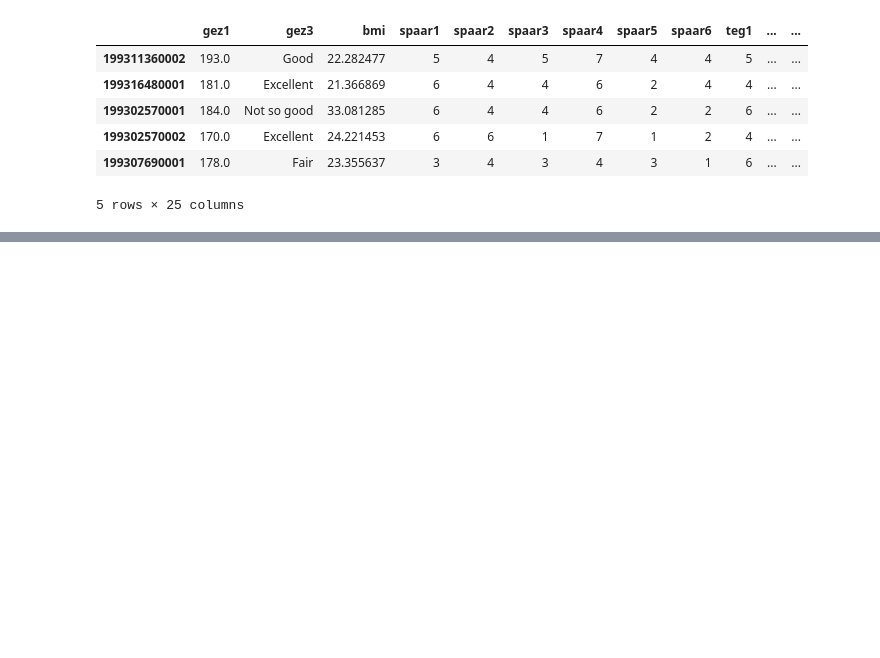
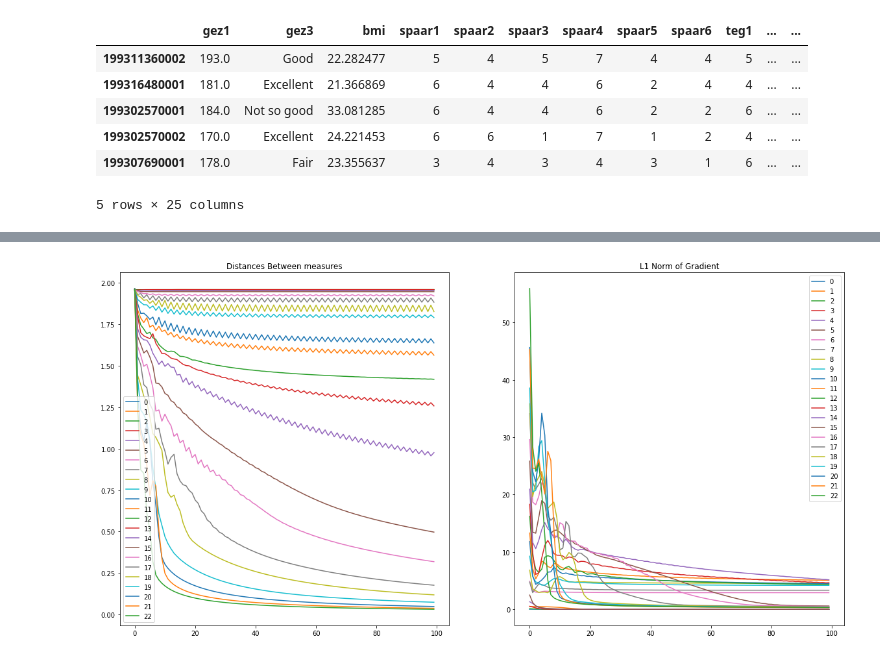
Before and after one commit to g-peltier/compress_project, a Jupyter notebook: scripts/OT.ipynb, the cells around one changed output, grey strips where cells are left out. Saved outputs shown, nothing was run; the diff lists cells and outputs as text; code cells hidden in the pictures; blank space fills up the shorter version.

```diff
--- a/scripts/OT.ipynb
+++ b/scripts/OT.ipynb
@@ -190,0 +342,21 @@ X.T[:, :, None].shape, Y.T[:, None, :].shape
+# %%
+plt.figure(figsize=(20, 10))
+ax = plt.subplot(121)
+for key, item in history_coefs_all.items():
+    ax.plot(item, label=key)
+
+ax.set_title("Distances Between measures")
+
+ax.legend()
+
+ax = plt.subplot(122)
+
+for key, item in history_grad_all.items():
+    ax.plot(item, label=key)
+
+ax.set_title("L1 Norm of Gradient")
+
+ax.legend()
+plt.show()
+# %% [output]
+[figure, added]
```
Also changed, not shown: parts of 30 cells of this notebook, 1 other file.
